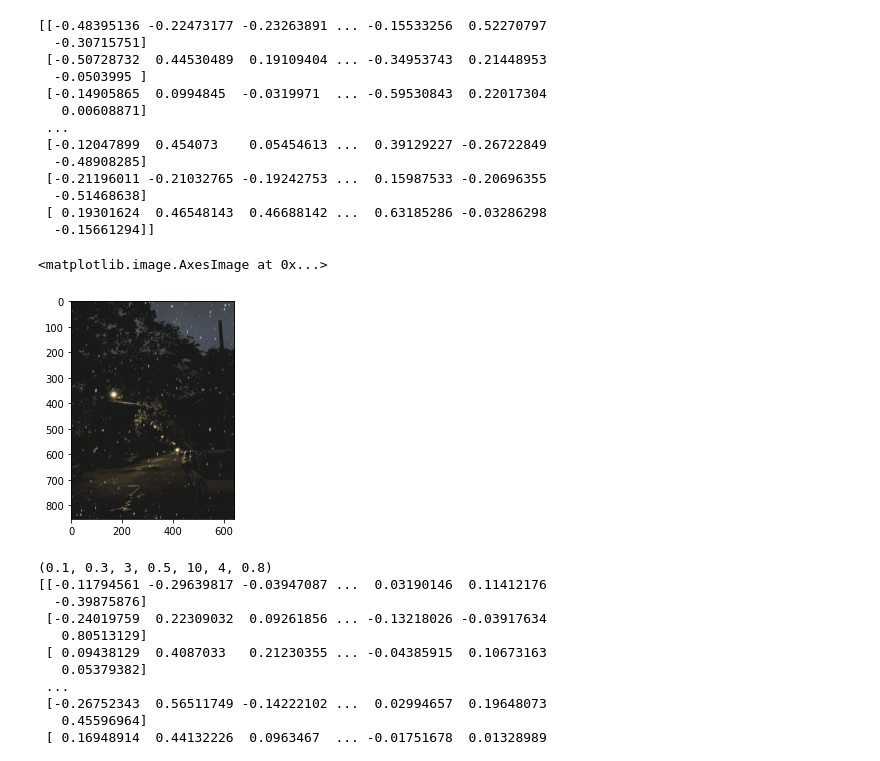
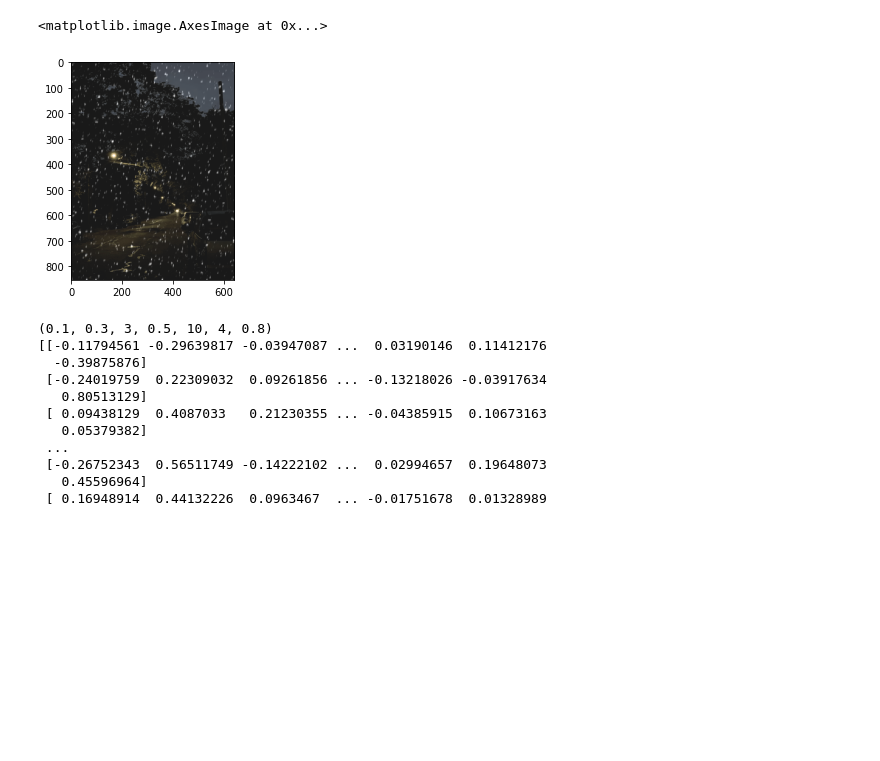
Before and after one commit to locsor/weatherAugmentation, a Jupyter notebook: augmGPU.ipynb, the cells around one changed output. Saved outputs shown, nothing was run; the diff lists cells and outputs as text; code cells hidden in the pictures; blank space fills up the shorter version.

```diff
--- a/augmGPU.ipynb
+++ b/augmGPU.ipynb
@@ -272,26 +326,13 @@ def zoom_blur_cupy(x, severity=1):
 # %%
 image_dir = './images'
 
 img = cv2.cvtColor(cv2.imread(image_dir + '/1.png'),cv2.COLOR_BGR2RGB)
-out = np.uint8(cp.asnumpy(snow_cupy(img ,1)))
+out = np.uint8(cp.asnumpy(snow_cupy(img ,3)))
 
 plt.imshow(out)
 # %% [output]
-[[-0.48395136 -0.22473177 -0.23263891 ... -0.15533256  0.52270797
-  -0.30715751]
- [-0.50728732  0.44530489  0.19109404 ... -0.34953743  0.21448953
-  -0.0503995 ]
- [-0.14905865  0.0994845  -0.0319971  ... -0.59530843  0.22017304
-   0.00608871]
- ...
- [-0.12047899  0.454073    0.05454613 ...  0.39129227 -0.26722849
-  -0.48908285]
- [-0.21196011 -0.21032765 -0.19242753 ...  0.15987533 -0.20696355
-  -0.51468638]
- [ 0.19301624  0.46548143  0.46688142 ...  0.63185286 -0.03286298
-  -0.15661294]]
+<matplotlib.image.AxesImage at 0x...>
-<matplotlib.image.AxesImage at 0x...>
-[figure, old version]
+[figure, new version]
 # %%
 image_dir = './images'
 
```
Also changed, not shown: parts of 1 cell of this notebook.
